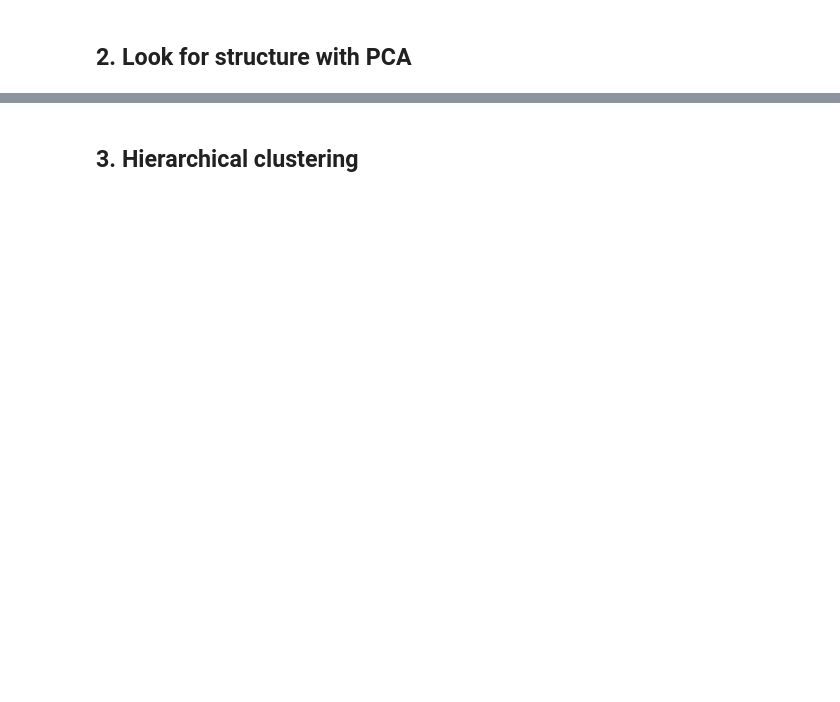
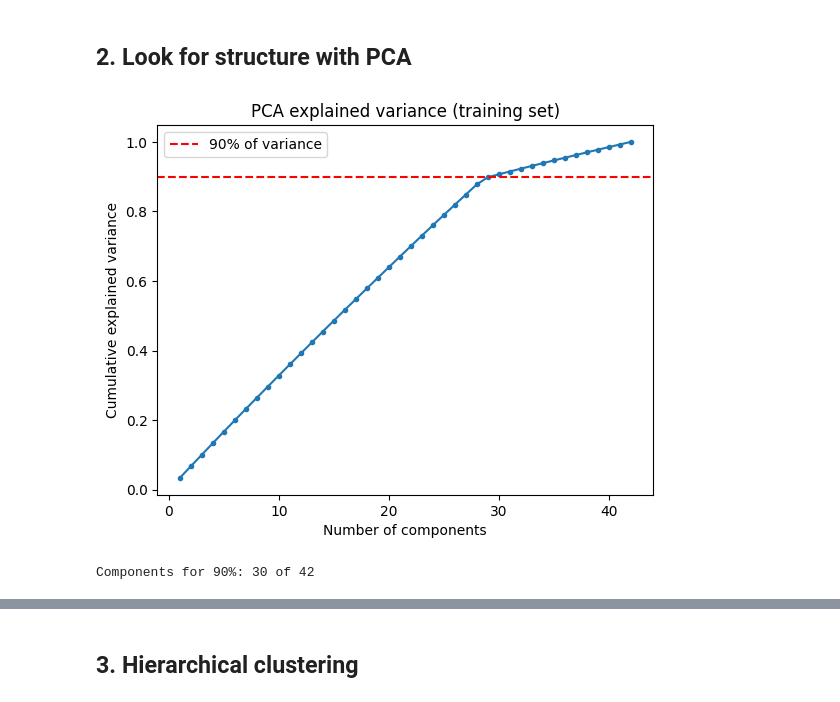
Before and after one commit to elgazar24/F21DL_Group_13, a Jupyter notebook: src/notebooks/Data_Analysis/Clustering/DS2_Clustering.ipynb, the cells around one changed output, grey strips where cells are left out. Drawn from its saved outputs; the diff is of its cells as text; code cells hidden in the pictures; blank space fills up the shorter version.

Commit message:
Add clustering notebooks

```diff
--- a/src/notebooks/Data_Analysis/Clustering/DS2_Clustering.ipynb
+++ b/src/notebooks/Data_Analysis/Clustering/DS2_Clustering.ipynb
@@ -3,2 +5,25 @@
+# %%
+import pandas as pd
+import numpy as np
+import matplotlib.pyplot as plt
+
+from scipy.cluster.hierarchy import linkage, dendrogram
+from sklearn.decomposition import PCA
+from sklearn.cluster import KMeans, AgglomerativeClustering, DBSCAN
+from sklearn.mixture import GaussianMixture
+from sklearn.neighbors import NearestNeighbors
+from sklearn.metrics import silhouette_score, adjusted_rand_score
+
+RANDOM_STATE = 42
 # %% [markdown]
 ## 1. Load the processed training set
+# %%
+train = pd.read_csv("../../../../assets/datasets/2_KG_Kidney_Disease_Dataset/processed/train.csv")
+X = train.drop(columns=["Target"])
+y = train["Target"]
+short = ["None", "Low", "Mod", "High", "Severe"]
+
+sample = train.sample(3000, random_state=RANDOM_STATE)
+X_s = sample.drop(columns=["Target"])
+y_s = sample["Target"]
+print(X.shape, X_s.shape)
@@ -5,2 +37,17 @@
 # %% [markdown]
 ## 2. Look for structure with PCA
+# %%
+pca = PCA(random_state=RANDOM_STATE).fit(X)
+cum = np.cumsum(pca.explained_variance_ratio_)
+
+plt.plot(range(1, len(cum) + 1), cum, marker=".")
+plt.axhline(0.9, color="red", linestyle="--", label="90% of variance")
+plt.xlabel("Number of components")
+plt.ylabel("Cumulative explained variance")
+plt.title("PCA explained variance (training set)")
+plt.legend()
+plt.show()
+print("Components for 90%:", (cum < 0.9).sum() + 1, "of", X.shape[1])
+# %% [output]
+[figure, added]
+Components for 90%: 30 of 42
```
Also changed, not shown: parts of 24 cells of this notebook, 4 other files.
